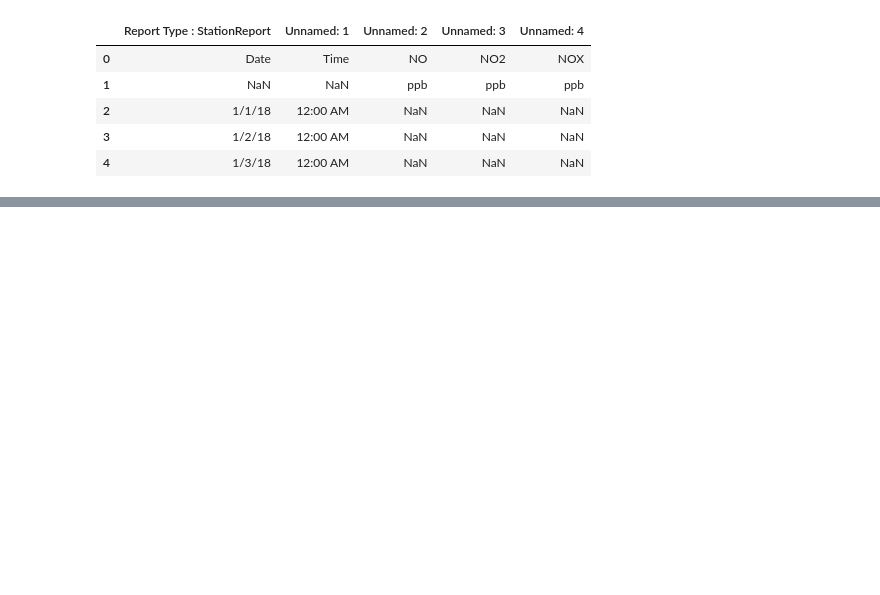
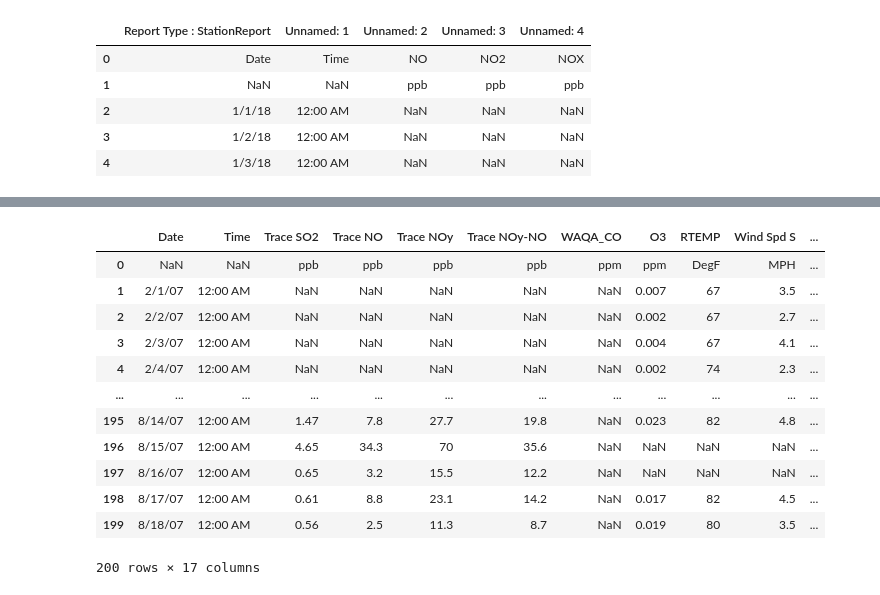
Before and after one commit to b-weintraub/social-distancing, a Jupyter notebook: EDA.ipynb, the cells around one changed output, grey strips where cells are left out. Saved outputs shown, nothing was run; the diff lists cells and outputs as text; code cells hidden in the pictures; blank space fills up the shorter version.

```diff
--- a/EDA.ipynb
+++ b/EDA.ipynb
@@ -66,0 +79,16 @@ df4.head()
+# %%
+df4.head(200)
+# %% [output]
+|  | Date | Time | Trace SO2 | Trace NO | Trace NOy | Trace NOy-NO | WAQA_CO | O3 | RTEMP | Wind Spd S | ... |
+| 0 | NaN | NaN | ppb | ppb | ppb | ppb | ppm | ppm | DegF | MPH | ... |
+| 1 | 2/1/07 | 12:00 AM | NaN | NaN | NaN | NaN | NaN | 0.007 | 67 | 3.5 | ... |
+| 2 | 2/2/07 | 12:00 AM | NaN | NaN | NaN | NaN | NaN | 0.002 | 67 | 2.7 | ... |
+| 3 | 2/3/07 | 12:00 AM | NaN | NaN | NaN | NaN | NaN | 0.004 | 67 | 4.1 | ... |
+| 4 | 2/4/07 | 12:00 AM | NaN | NaN | NaN | NaN | NaN | 0.002 | 74 | 2.3 | ... |
+| ... | ... | ... | ... | ... | ... | ... | ... | ... | ... | ... | ... |
+| 195 | 8/14/07 | 12:00 AM | 1.47 | 7.8 | 27.7 | 19.8 | NaN | 0.023 | 82 | 4.8 | ... |
+| 196 | 8/15/07 | 12:00 AM | 4.65 | 34.3 | 70 | 35.6 | NaN | NaN | NaN | NaN | ... |
+| 197 | 8/16/07 | 12:00 AM | 0.65 | 3.2 | 15.5 | 12.2 | NaN | NaN | NaN | NaN | ... |
+| 198 | 8/17/07 | 12:00 AM | 0.61 | 8.8 | 23.1 | 14.2 | NaN | 0.017 | 82 | 4.5 | ... |
+| 199 | 8/18/07 | 12:00 AM | 0.56 | 2.5 | 11.3 | 8.7 | NaN | 0.019 | 80 | 3.5 | ... |
+200 rows × 17 columns
```
Also changed, not shown: parts of 20 cells of this notebook.
